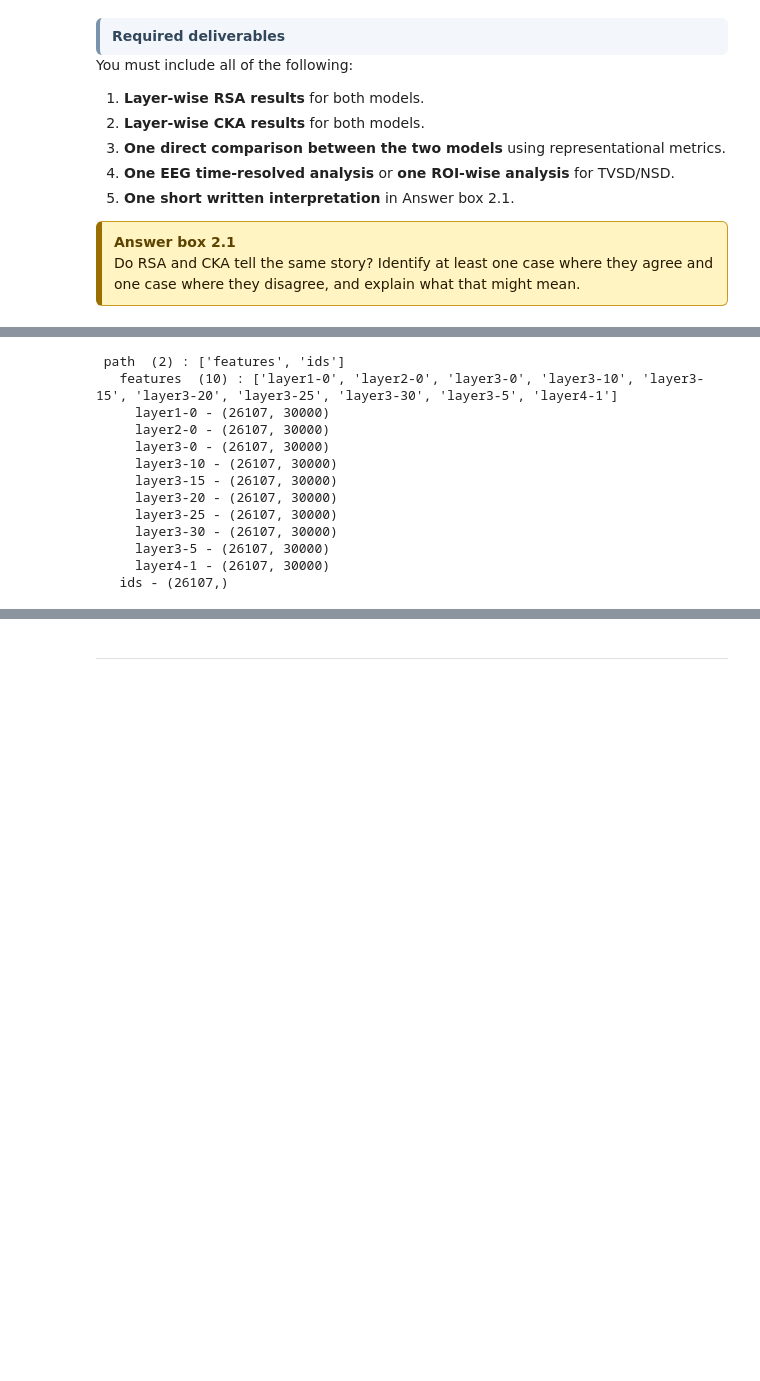
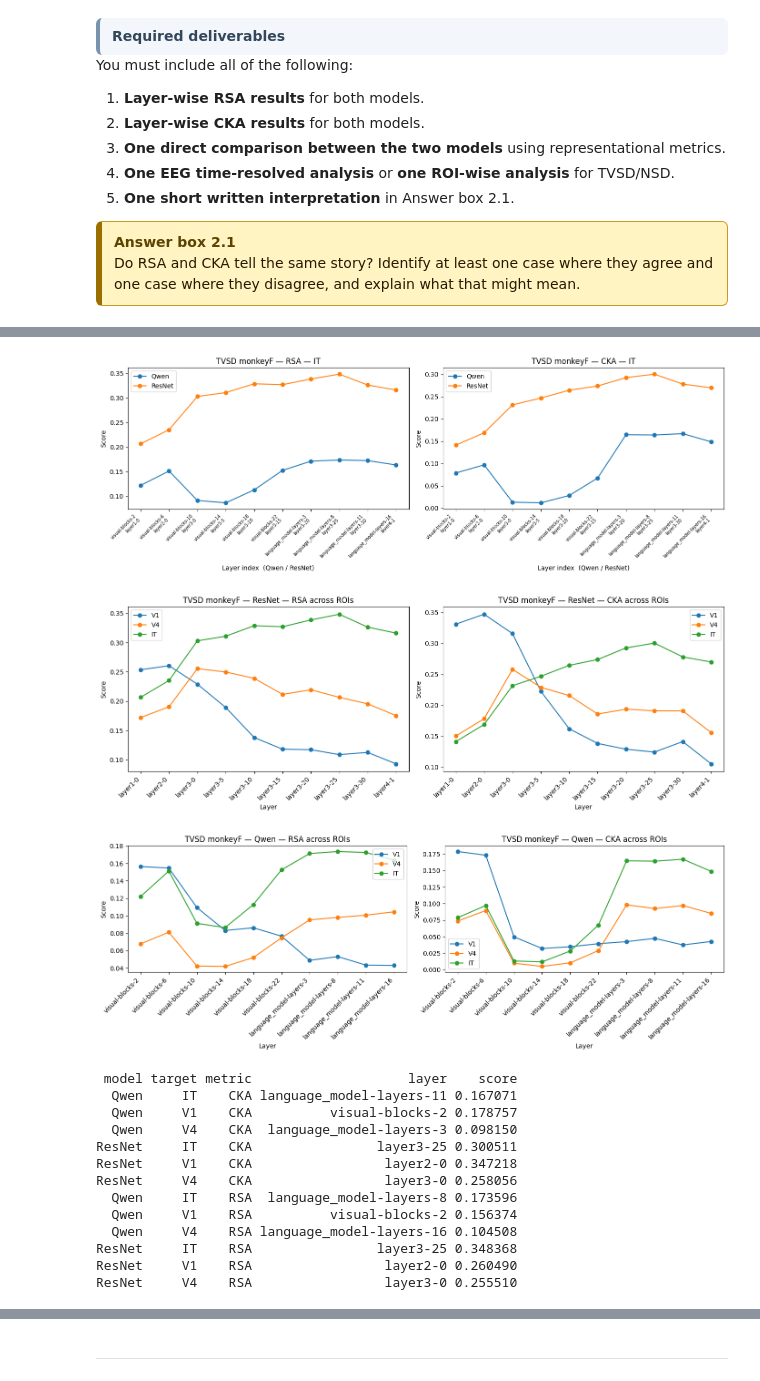
Before and after one commit to biancaziliotto/NX-414, a Jupyter notebook: project/nx414_project_2026_jennifer.ipynb, the cells around one changed output, grey strips where cells are left out. Drawn from its saved outputs; the diff is of its cells as text; code cells hidden in the pictures; blank space fills up the shorter version.

Commit message:
feat: add loading functions+ 2.3 plots done

```diff
--- a/project/nx414_project_2026_jennifer.ipynb
+++ b/project/nx414_project_2026_jennifer.ipynb
@@ -967,19 +996,55 @@ You must include all of the following:
 # %%
 # TODO: implement RSA
 # TODO: implement unbiased linear CKA
 # TODO: compute scores across layers
 # TODO: compare across models and ROIs / time windows
+# Single-target layerwise plot (IT), satisfies "layerwise RSA/CKA for both models"
+# This is brain-model alignment: each model's layers scored against IT neural data
+results_it = compare_models_and_targets(
+    models_features={"ResNet": resnet_layers, "Qwen": qwen_layers},
+    target_responses={"IT": it_test},
+)
+df_it = scores_to_dataframe(results_it)
+
+plot_layerwise_alignment(
+    df_it, target="IT", title_prefix="TVSD monkeyF",
+    save_path="figures/2_3_layerwise_IT.png",
+)
+plt.show()
+
+#  ROI-wise layerwise plot, satisfies "one ROI-wise analysis for TVSD/NSD"
+# and "one direct comparison between the two models" (both models shown per ROI)
+results_roi = compare_models_and_targets(
+    models_features={"ResNet": resnet_layers, "Qwen": qwen_layers},
+    target_responses={"V1": v1_test, "V4": v4_test, "IT": it_test},
+)
+df_roi = scores_to_dataframe(results_roi)
+
+# One plot per model to show ROI hierarchy clearly
+for model in ["ResNet", "Qwen"]:
+    plot_roi_alignment(
+        df_roi, model=model, roi_order=["V1", "V4", "IT"],
+        title_prefix="TVSD monkeyF",
+        save_path=f"figures/2_3_roi_{model}.png",
+    )
+    plt.show()
+
+# Best-layer summary table
+print(best_layer_table(df_roi).to_string(index=False))
 # %% [output]
+[figure, added]
+[figure, added]
+[figure, added]
- path  (2) : ['features', 'ids']
-   features  (10) : ['layer1-0', 'layer2-0', 'layer3-0', 'layer3-10', 'layer3-15', 'layer3-20', 'layer3-25', 'layer3-30', 'layer3-5', 'layer4-1']
-     layer1-0 - (26107, 30000)
-     layer2-0 - (26107, 30000)
-     layer3-0 - (26107, 30000)
-     layer3-10 - (26107, 30000)
-     layer3-15 - (26107, 30000)
-     layer3-20 - (26107, 30000)
-     layer3-25 - (26107, 30000)
-     layer3-30 - (26107, 30000)
-     layer3-5 - (26107, 30000)
-     layer4-1 - (26107, 30000)
-   ids - (26107,)
+ model target metric                    layer    score
+  Qwen     IT    CKA language_model-layers-11 0.167071
+  Qwen     V1    CKA          visual-blocks-2 0.178757
+  Qwen     V4    CKA  language_model-layers-3 0.098150
+ResNet     IT    CKA                layer3-25 0.300511
+ResNet     V1    CKA                 layer2-0 0.347218
+ResNet     V4    CKA                 layer3-0 0.258056
+  Qwen     IT    RSA  language_model-layers-8 0.173596
+  Qwen     V1    RSA          visual-blocks-2 0.156374
+  Qwen     V4    RSA language_model-layers-16 0.104508
+ResNet     IT    RSA                layer3-25 0.348368
+ResNet     V1    RSA                 layer2-0 0.260490
+ResNet     V4    RSA                 layer3-0 0.255510
```
Also changed, not shown: parts of 3 cells of this notebook, 4 other files.
